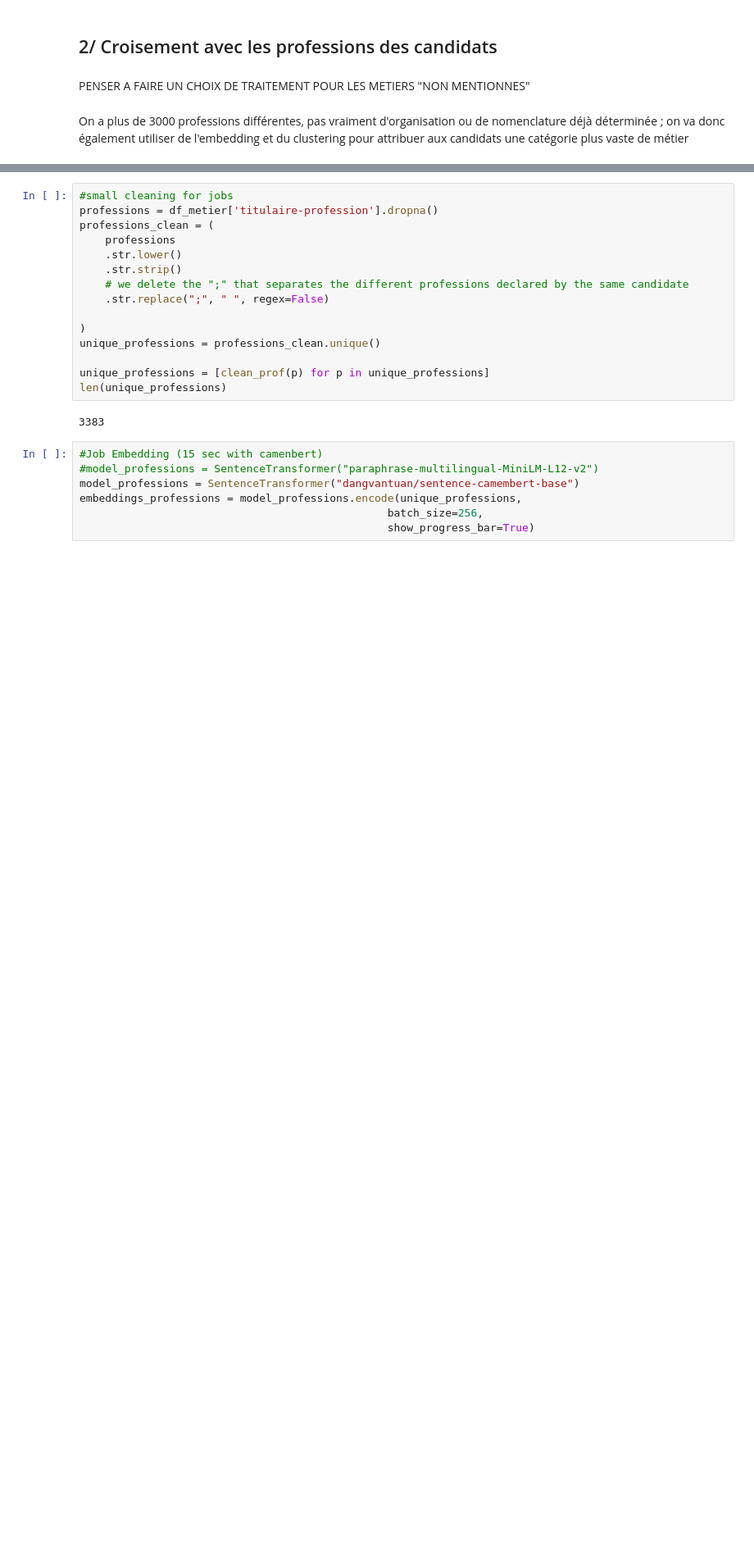
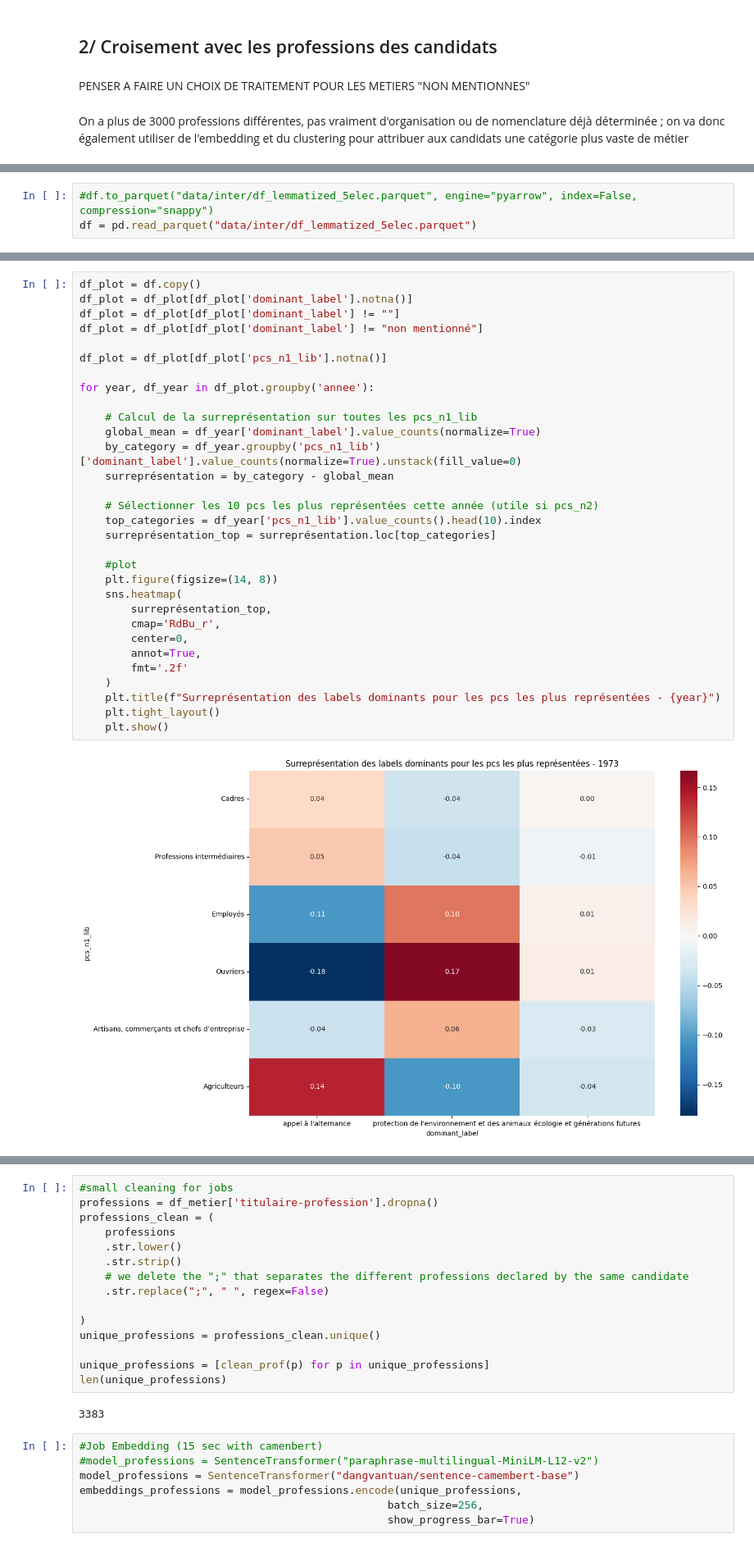
Before and after one commit to CaroLebrun/NLP_3A, a Jupyter notebook: main.ipynb, the cells around one changed output, grey strips where cells are left out. Shown at 82% size. Cells and saved outputs as stored; diff of their text form; blank space fills up the shorter version.

```diff
--- a/main.ipynb
+++ b/main.ipynb
@@ -886,0 +1000,3 @@ On a plus de 3000 professions différentes, pas vraiment d'organisation ou de no
+# %%
+#df.to_parquet("data/inter/df_lemmatized_5elec.parquet", engine="pyarrow", index=False, compression="snappy")
+df = pd.read_parquet("data/inter/df_lemmatized_5elec.parquet")
@@ -886,0 +1015,33 @@ On a plus de 3000 professions différentes, pas vraiment d'organisation ou de no
+# %%
+df_plot = df.copy()
+df_plot = df_plot[df_plot['dominant_label'].notna()]
+df_plot = df_plot[df_plot['dominant_label'] != ""]
+df_plot = df_plot[df_plot['dominant_label'] != "non mentionné"]
+
+df_plot = df_plot[df_plot['pcs_n1_lib'].notna()]
+
+for year, df_year in df_plot.groupby('annee'):
+
+    # Calcul de la surreprésentation sur toutes les pcs_n1_lib
+    global_mean = df_year['dominant_label'].value_counts(normalize=True)
+    by_category = df_year.groupby('pcs_n1_lib')['dominant_label'].value_counts(normalize=True).unstack(fill_value=0)
+    surreprésentation = by_category - global_mean
+
+    # Sélectionner les 10 pcs les plus représentées cette année (utile si pcs_n2)
+    top_categories = df_year['pcs_n1_lib'].value_counts().head(10).index
+    surreprésentation_top = surreprésentation.loc[top_categories]
+
+    #plot
+    plt.figure(figsize=(14, 8))
+    sns.heatmap(
+        surreprésentation_top,
+        cmap='RdBu_r',
+        center=0,
+        annot=True,
+        fmt='.2f'
+    )
+    plt.title(f"Surreprésentation des labels dominants pour les pcs les plus représentées - {year}")
+    plt.tight_layout()
+    plt.show()
+# %% [output]
+[figure, added]
```
Also changed, not shown: parts of 28 cells of this notebook, 2 other files.
